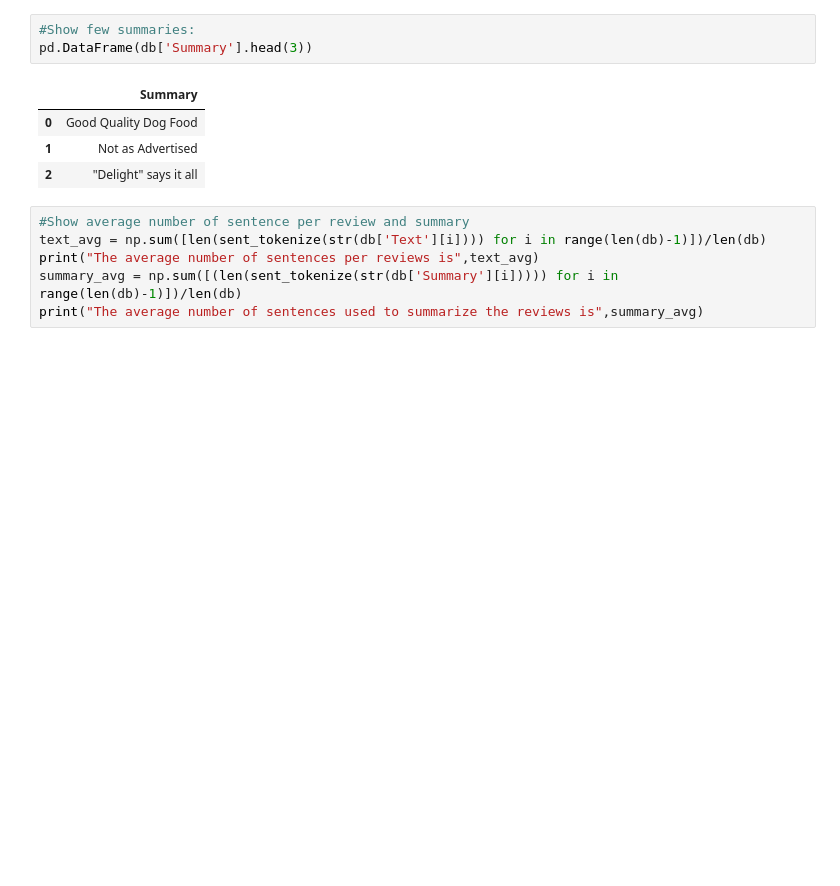
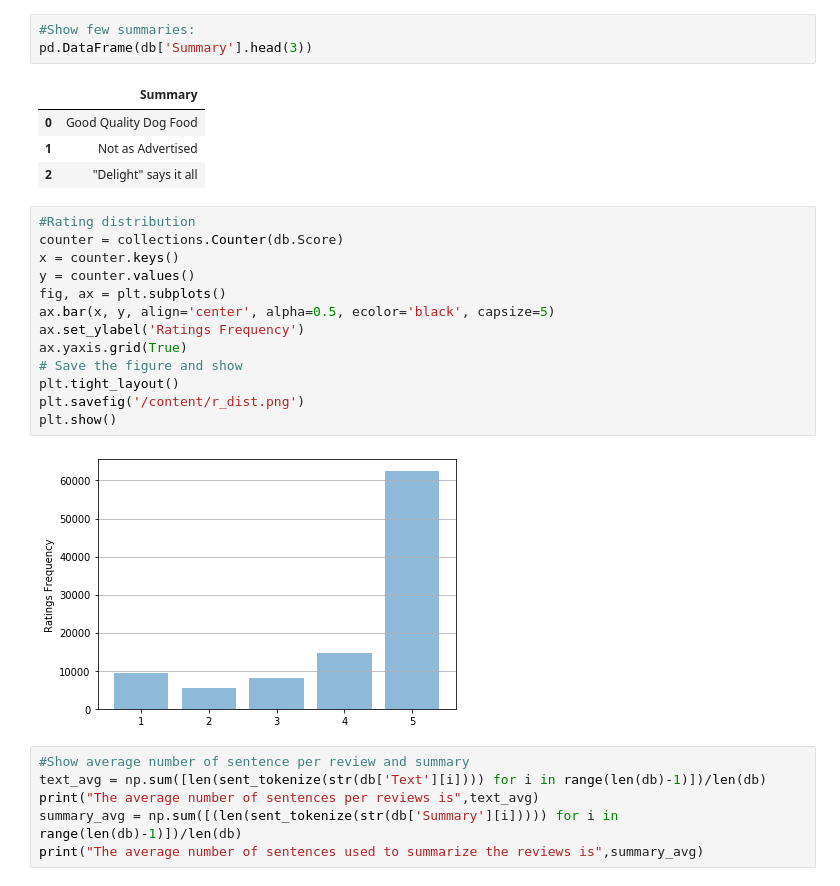
Before and after one commit to RCrvro/Text-Summarization-Project, a Jupyter notebook: Text Mining Project - Riccardo Cervero_794126.ipynb, the cells around one changed output. Saved outputs shown, nothing was run; the diff lists cells and outputs as text; blank space fills up the shorter version.

```diff
--- a/Text Mining Project - Riccardo Cervero_794126.ipynb
+++ b/Text Mining Project - Riccardo Cervero_794126.ipynb
@@ -50,6 +54,21 @@ pd.DataFrame(db['Summary'].head(3))
 | 0 | Good Quality Dog Food |
 | 1 | Not as Advertised |
 | 2 | "Delight" says it all |
+# %%
+#Rating distribution
+counter = collections.Counter(db.Score)
+x = counter.keys()
+y = counter.values()
+fig, ax = plt.subplots()
+ax.bar(x, y, align='center', alpha=0.5, ecolor='black', capsize=5)
+ax.set_ylabel('Ratings Frequency')
+ax.yaxis.grid(True)
+# Save the figure and show
+plt.tight_layout()
+plt.savefig('/content/r_dist.png')
+plt.show()
+# %% [output]
+[figure, added]
 # %%
 #Show average number of sentence per review and summary
 text_avg = np.sum([len(sent_tokenize(str(db['Text'][i]))) for i in range(len(db)-1)])/len(db)
```
Also changed, not shown: parts of 20 cells of this notebook.
